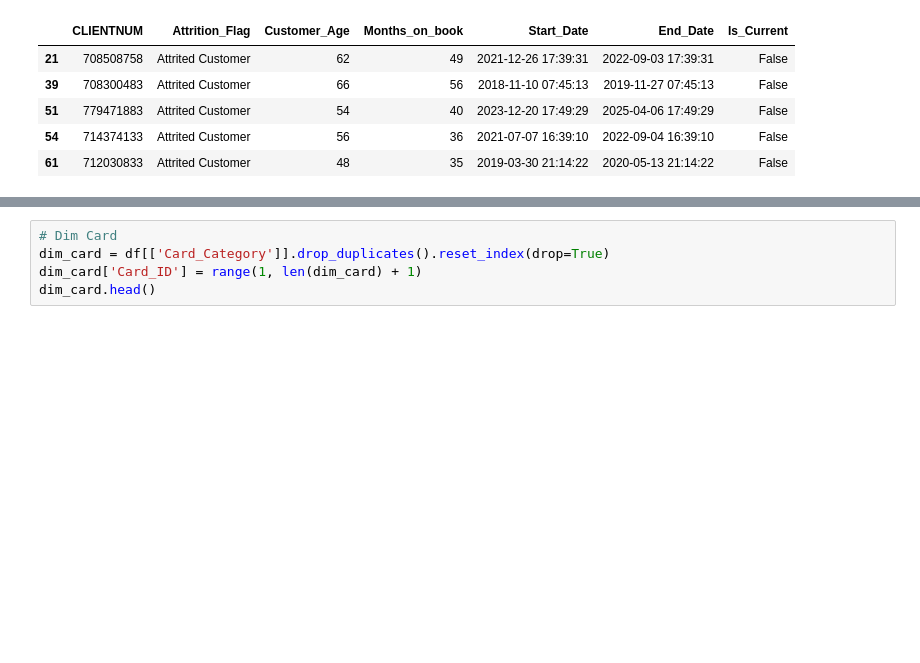
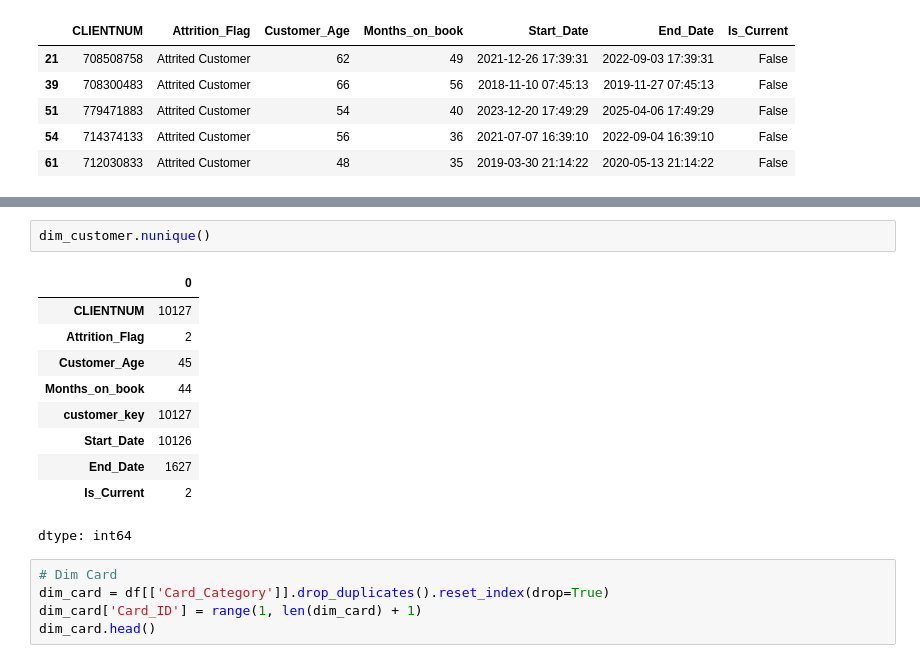
Before and after one commit to otherlife-code/DWIB_Final-Project, a Jupyter notebook: Project Based Milestone 1/Milestone_1.ipynb, the cells around one changed output, grey strips where cells are left out. Saved outputs shown, nothing was run; the diff lists cells and outputs as text; blank space fills up the shorter version.

```diff
--- a/Project Based Milestone 1/Milestone_1.ipynb
+++ b/Project Based Milestone 1/Milestone_1.ipynb
@@ -332,3 +490,16 @@ dim_customer[dim_customer['Attrition_Flag'] == 'Attrited Customer'].head()
+# %%
+dim_customer.nunique()
+# %% [output]
+|  | 0 |
+| CLIENTNUM | 10127 |
+| Attrition_Flag | 2 |
+| Customer_Age | 45 |
+| Months_on_book | 44 |
+| customer_key | 10127 |
+| Start_Date | 10126 |
+| End_Date | 1627 |
+| Is_Current | 2 |
+dtype: int64
 # %%
 # Dim Card
 dim_card = df[['Card_Category']].drop_duplicates().reset_index(drop=True)
```
Also changed, not shown: parts of 29 cells of this notebook.
